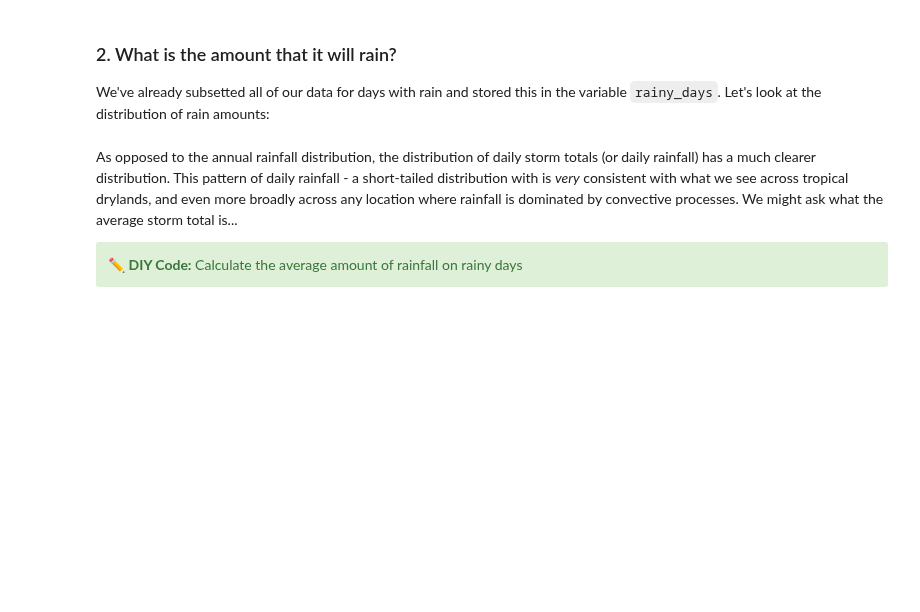
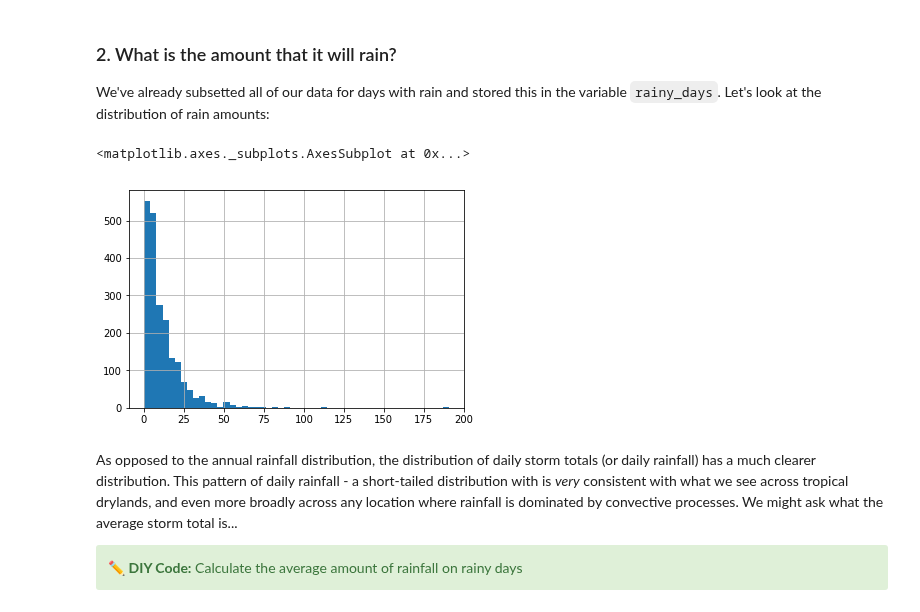
Before and after one commit to ecohydro/RidgeToReef, a Jupyter notebook: chapters/Chapter 1.ipynb, the cells around one changed output. Drawn from its saved outputs; the diff is of its cells as text; code cells hidden in the pictures; blank space fills up the shorter version.

```diff
--- a/chapters/Chapter 1.ipynb
+++ b/chapters/Chapter 1.ipynb
@@ -460,7 +502,10 @@ rainfall_probability_by_month = []
 
 We've already subsetted all of our data for days with rain and stored this in the variable `rainy_days`. Let's look at the distribution of rain amounts:
 # %%
-rainy_days['Rainfall (mm)'].hist()
+rainy_days['Rainfall (mm)'].hist(bins=50)
+# %% [output]
+<matplotlib.axes._subplots.AxesSubplot at 0x...>
+[figure, added]
 # %% [markdown]
 As opposed to the annual rainfall distribution, the distribution of daily storm totals (or daily rainfall) has a much clearer distribution. This pattern of daily rainfall - a short-tailed distribution with is _very_ consistent with what we see across tropical drylands, and even more broadly across any location where rainfall is dominated by convective processes. We might ask what the average storm total is...
 
```
Also changed, not shown: parts of 24 cells of this notebook, 3 other files.
